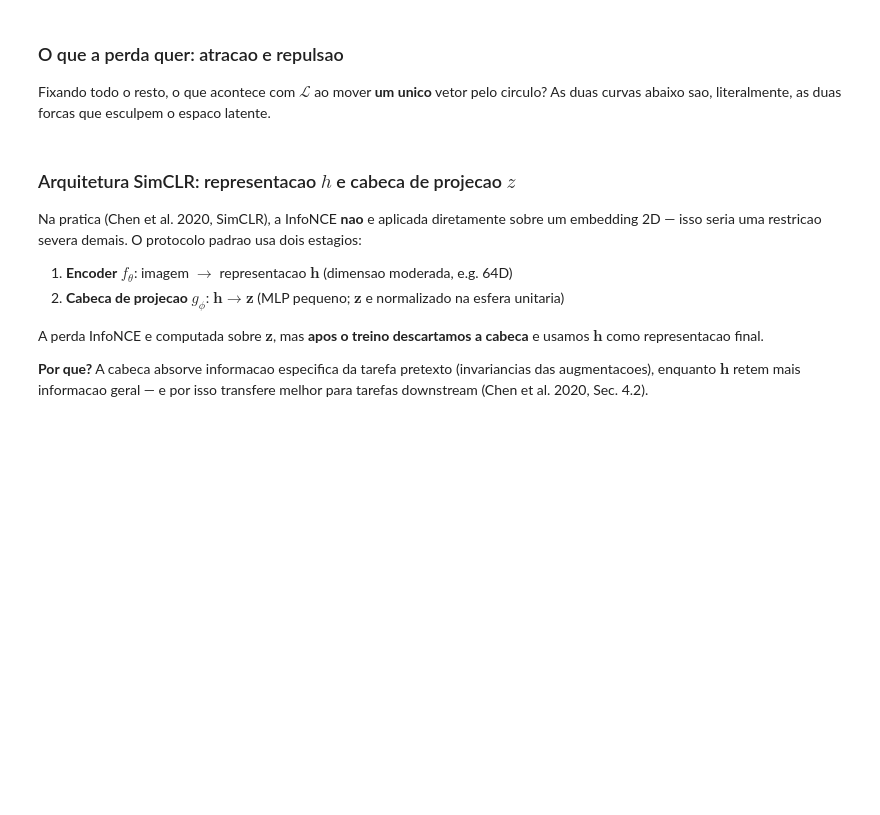
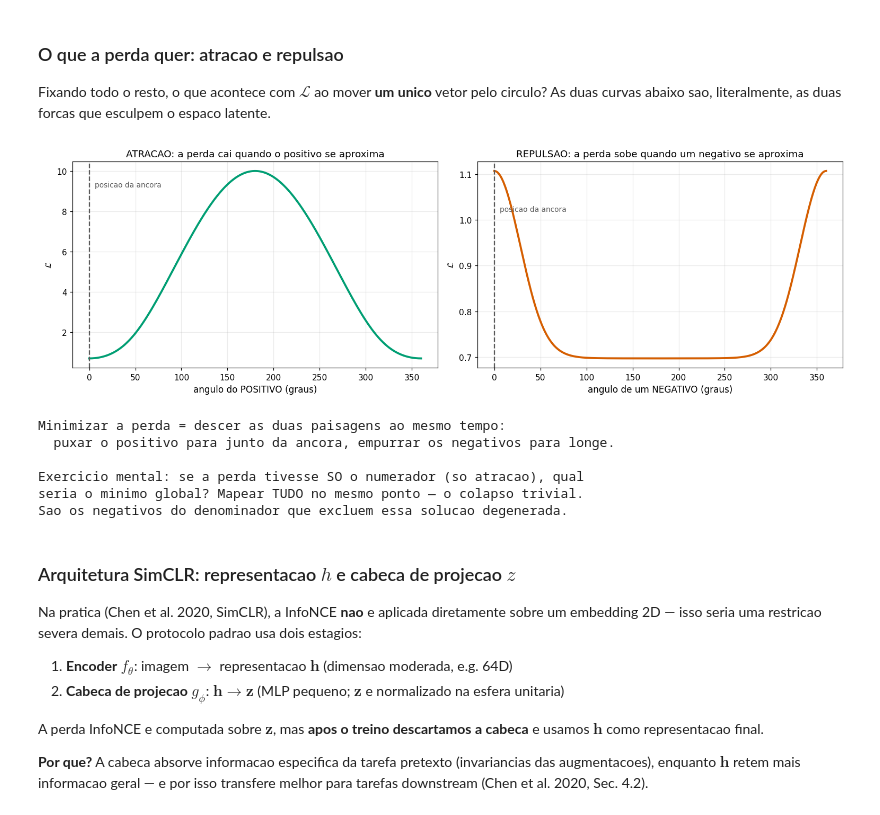
Before and after one commit to daniellopezcano/I-Escola-de-Inverno-do-IFUSP, a Jupyter notebook: jax-examples/notebooks/L3B2_contrastive_embedding.ipynb, the cells around one changed output. Saved outputs shown, nothing was run; the diff lists cells and outputs as text; code cells hidden in the pictures; blank space fills up the shorter version.

```diff
--- a/jax-examples/notebooks/L3B2_contrastive_embedding.ipynb
+++ b/jax-examples/notebooks/L3B2_contrastive_embedding.ipynb
@@ -920,41 +1117,51 @@ esculpem o espaco latente.
 # =============================================================================
 # A perda como paisagem: mover o positivo (atracao) e um negativo (repulsao)
 # =============================================================================
 graus = np.linspace(0, 360, 721)
 L_pos, L_neg = [], []
 for g in graus:
     c = np.cos(np.deg2rad(g) - ang[0])          # cos do angulo com a ancora
-    s = sim.copy(); s[0] = c                     # mover o POSITIVO
-    p = np.exp(s / TAU_DEMO); L_pos.append(-np.log((p / p.sum())[0]))
-    s = sim.copy(); s[1] = c                     # mover o NEGATIVO 1
-    p = np.exp(s / TAU_DEMO); L_neg.append(-np.log((p / p.sum())[0]))
+    s = sim.copy()
+    s[0] = c                     # mover o POSITIVO
+    p = np.exp(s / TAU_DEMO)
+    L_pos.append(-np.log((p / p.sum())[0]))
+    s = sim.copy()
+    s[1] = c                     # mover o NEGATIVO 1
+    p = np.exp(s / TAU_DEMO)
+    L_neg.append(-np.log((p / p.sum())[0]))
 L_pos, L_neg = np.array(L_pos), np.array(L_neg)
 
 fig, (a1, a2) = plt.subplots(1, 2, figsize=(14, 4.5))
 
 a1.plot(graus, L_pos, color=CORES[2], lw=2.5)
 a1.axvline(ang_graus[0], color="0.35", ls="--", lw=1.5)
-a1.text(ang_graus[0] + 6, L_pos.max()*0.92, "posicao da ancora",
-        fontsize=9, color="0.35")
+a1.text(ang_graus[0] + 6, L_pos.max()*0.92, "posicao da ancora", fontsize=9, color="0.35")
 a1.set_xlabel("angulo do POSITIVO (graus)"); a1.set_ylabel(r"$\mathcal{L}$")
 a1.set_title("ATRACAO: a perda cai quando o positivo se aproxima")
 
 a2.plot(graus, L_neg, color=CORES[5], lw=2.5)
 a2.axvline(ang_graus[0], color="0.35", ls="--", lw=1.5)
-a2.text(ang_graus[0] + 6, L_neg.max()*0.92, "posicao da ancora",
-        fontsize=9, color="0.35")
+a2.text(ang_graus[0] + 6, L_neg.max()*0.92, "posicao da ancora", fontsize=9, color="0.35")
 a2.set_xlabel("angulo de um NEGATIVO (graus)"); a2.set_ylabel(r"$\mathcal{L}$")
 a2.set_title("REPULSAO: a perda sobe quando um negativo se aproxima")
 
 for a in (a1, a2):
     a.grid(alpha=0.25)
 plt.tight_layout(); plt.show()
 
 print("Minimizar a perda = descer as duas paisagens ao mesmo tempo:")
 print("  puxar o positivo para junto da ancora, empurrar os negativos para longe.")
 print("\nExercicio mental: se a perda tivesse SO o numerador (so atracao), qual")
 print("seria o minimo global? Mapear TUDO no mesmo ponto — o colapso trivial.")
 print("Sao os negativos do denominador que excluem essa solucao degenerada.")
+# %% [output]
+[figure, added]
+Minimizar a perda = descer as duas paisagens ao mesmo tempo:
+  puxar o positivo para junto da ancora, empurrar os negativos para longe.
+
+Exercicio mental: se a perda tivesse SO o numerador (so atracao), qual
+seria o minimo global? Mapear TUDO no mesmo ponto — o colapso trivial.
+Sao os negativos do denominador que excluem essa solucao degenerada.
 # %% [markdown]
 ### Arquitetura SimCLR: representacao $h$ e cabeca de projecao $z$
 
```
Also changed, not shown: parts of 38 cells of this notebook.
